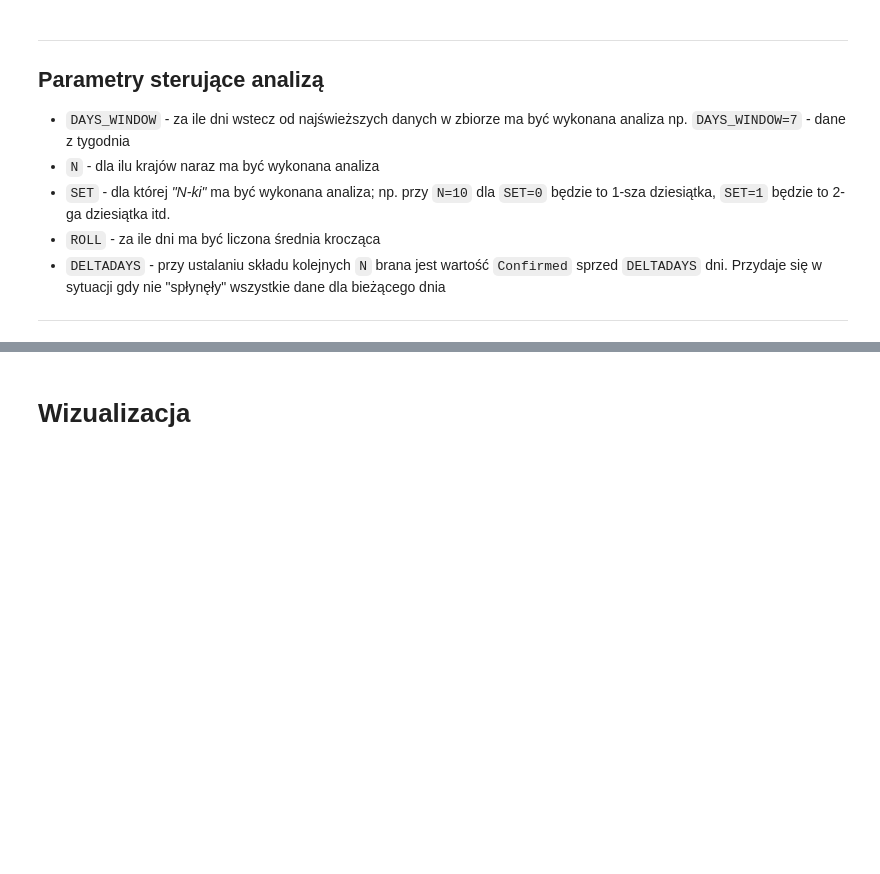
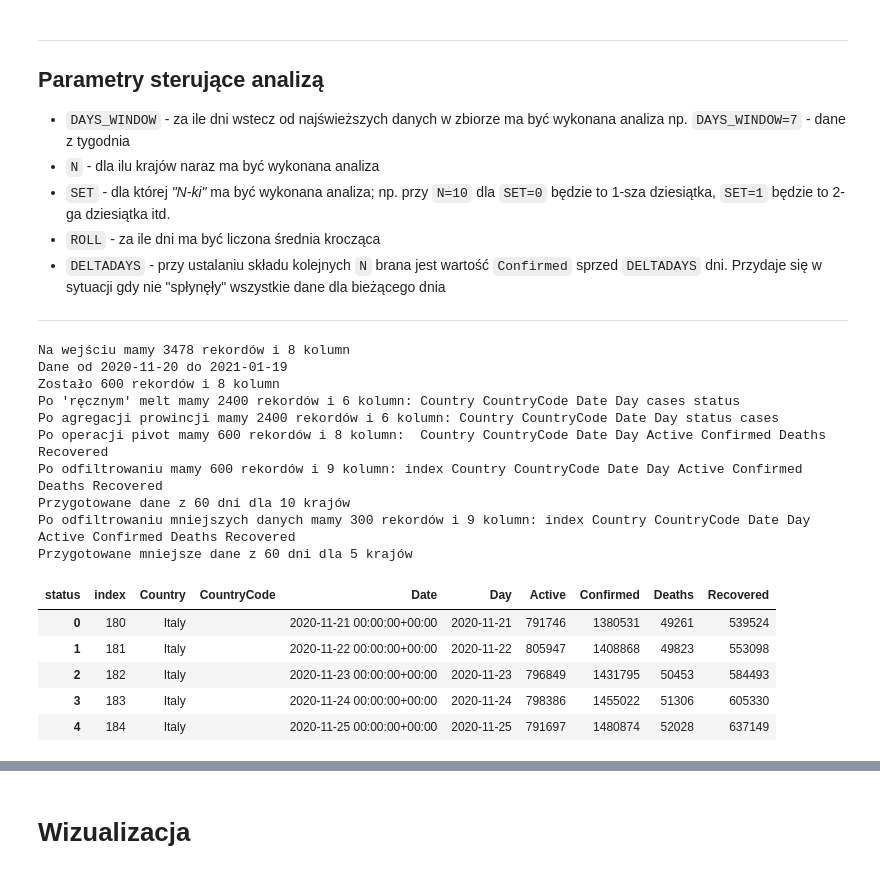
Before and after one commit to MichalKorzycki/PythonDataScience, a Jupyter notebook: 07.Wizualizacja_2z2.ipynb, the cells around one changed output, grey strips where cells are left out. Saved outputs shown, nothing was run; the diff lists cells and outputs as text; code cells hidden in the pictures; blank space fills up the shorter version.

```diff
--- a/07.Wizualizacja_2z2.ipynb
+++ b/07.Wizualizacja_2z2.ipynb
@@ -460,32 +523,58 @@ df = df.pivot_table(
         values='cases',
         index=['Country', 'CountryCode', 'Date', 'Day'],
         columns='status',
         aggfunc=np.sum)
 
 df.reset_index(inplace=True)
 
 print("Po operacji pivot mamy %d rekordów i %d kolumn:  %s" % ( df.shape[0], df.shape[1], " ".join(df.columns) ))
 
 topdf = df[ df["Date"] == lastday ]
 topdf.reset_index(inplace=True)
 topdf = topdf.sort_values(by=['Confirmed'], ascending=False)
 
 topdf.reset_index(drop=True, inplace=True)
 
 first_N_countries = topdf.iloc[N*SET:N*SET+N]["Country"]
 smaller_top_N = topdf.iloc[N*SET:(N*SET+N//2)]["Country"]
 
 italy = df[ df['Country'] == 'Italy'  ]
 us = df[ df['Country'] == 'United States of America'  ]
 
 df = df[ df['Country'].isin(first_N_countries)  ]
 df = df.sort_values(by=['Country', 'Date'])
 df.reset_index(inplace=True)
 
 print("Po odfiltrowaniu mamy %d rekordów i %d kolumn: %s" % ( df.shape[0],df.shape[1]," ".join(df.columns) ))
 print("Przygotowane dane z %d dni dla %d krajów" %
       ( len(df["Date"].value_counts()), len(df["Country"].value_counts()) ))
 
 df.head()
+
+smaller_df = df[ df['Country'].isin(smaller_top_N)  ]
+smaller_df = smaller_df.sort_values(by=['Country', 'Date'])
+smaller_df.reset_index(drop=True, inplace=True)
+
+print("Po odfiltrowaniu mniejszych danych mamy %d rekordów i %d kolumn: %s" % ( smaller_df.shape[0],smaller_df.shape[1]," ".join(smaller_df.columns) ))
+print("Przygotowane mniejsze dane z %d dni dla %d krajów" %
+      ( len(smaller_df["Date"].value_counts()), len(smaller_df["Country"].value_counts()) ))
+smaller_df.head()
+# %% [output]
+Na wejściu mamy 3478 rekordów i 8 kolumn
+Dane od 2020-11-20 do 2021-01-19
+Zostało 600 rekordów i 8 kolumn
+Po 'ręcznym' melt mamy 2400 rekordów i 6 kolumn: Country CountryCode Date Day cases status
+Po agregacji prowincji mamy 2400 rekordów i 6 kolumn: Country CountryCode Date Day status cases
+Po operacji pivot mamy 600 rekordów i 8 kolumn:  Country CountryCode Date Day Active Confirmed Deaths Recovered
+Po odfiltrowaniu mamy 600 rekordów i 9 kolumn: index Country CountryCode Date Day Active Confirmed Deaths Recovered
+Przygotowane dane z 60 dni dla 10 krajów
+Po odfiltrowaniu mniejszych danych mamy 300 rekordów i 9 kolumn: index Country CountryCode Date Day Active Confirmed Deaths Recovered
+Przygotowane mniejsze dane z 60 dni dla 5 krajów
+| status | index | Country | CountryCode | Date | Day | Active | Confirmed | Deaths | Recovered |
+| 0 | 180 | Italy |  | 2020-11-21 00:00:00+00:00 | 2020-11-21 | 791746 | 1380531 | 49261 | 539524 |
+| 1 | 181 | Italy |  | 2020-11-22 00:00:00+00:00 | 2020-11-22 | 805947 | 1408868 | 49823 | 553098 |
+| 2 | 182 | Italy |  | 2020-11-23 00:00:00+00:00 | 2020-11-23 | 796849 | 1431795 | 50453 | 584493 |
+| 3 | 183 | Italy |  | 2020-11-24 00:00:00+00:00 | 2020-11-24 | 798386 | 1455022 | 51306 | 605330 |
+| 4 | 184 | Italy |  | 2020-11-25 00:00:00+00:00 | 2020-11-25 | 791697 | 1480874 | 52028 | 637149 |
 # %%
 topdf.head(30)
```
Also changed, not shown: parts of 24 cells of this notebook.
